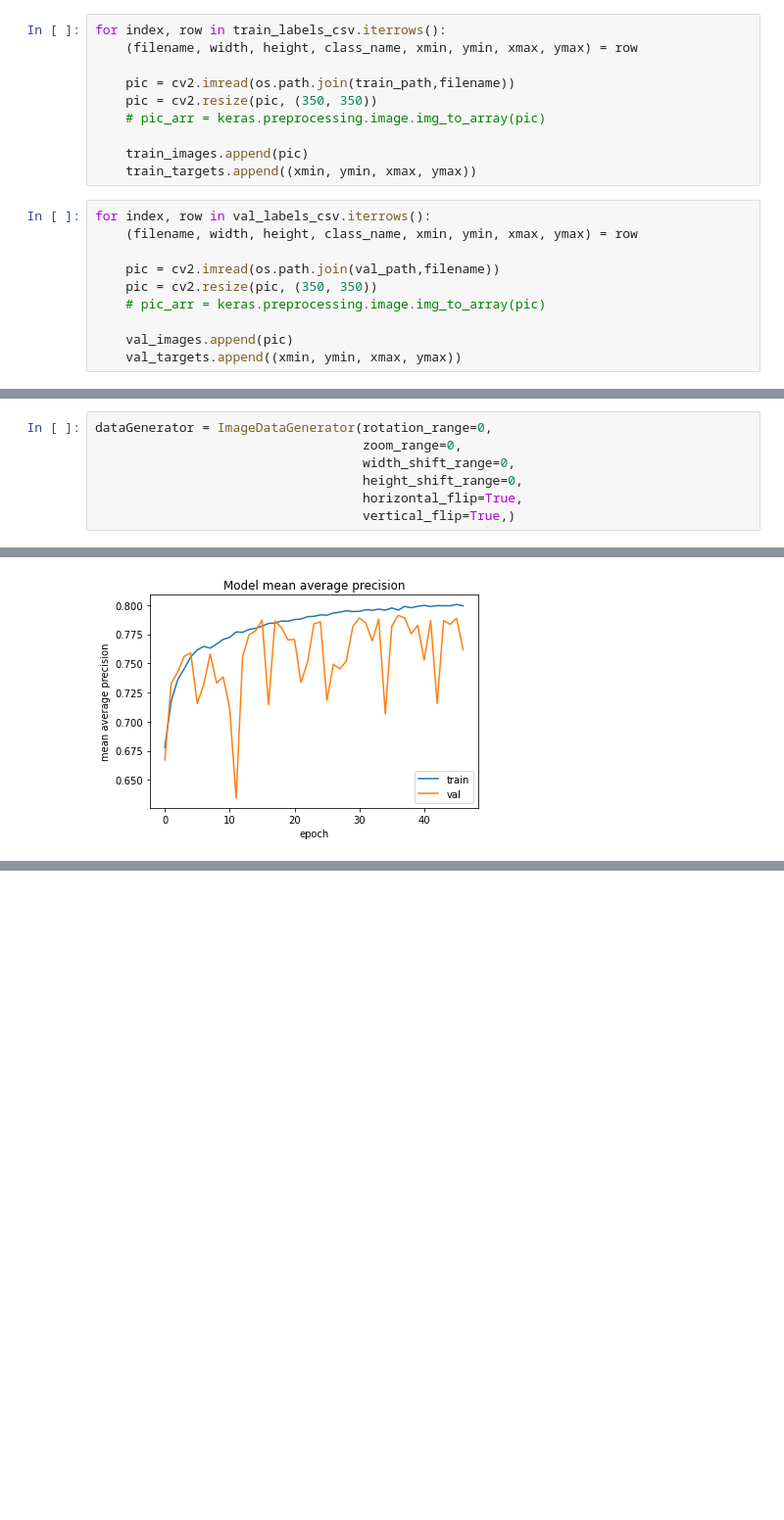
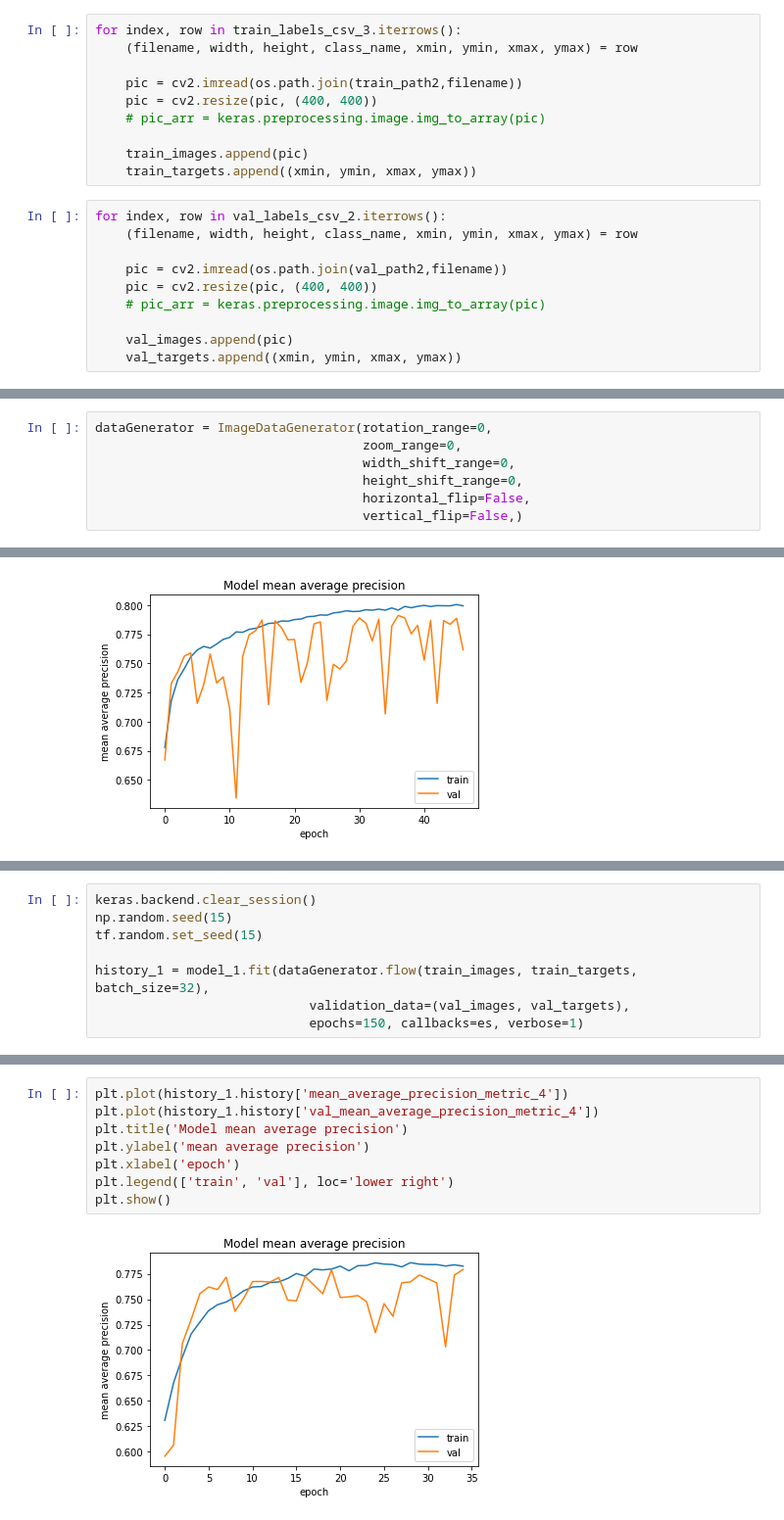
Before and after one commit to NevilleMthw/Stenosis-Project, a Jupyter notebook: new_model.ipynb, the cells around one changed output, grey strips where cells are left out. Shown: that part at 98% size. Saved outputs shown, nothing was run; the diff lists cells and outputs as text; blank space fills up the shorter version.

Commit message:
Working on new model

```diff
--- a/new_model.ipynb
+++ b/new_model.ipynb
@@ -159,21 +110,21 @@ val_targets = []
 test_images = []
 test_targets = []
 # %%
-for index, row in train_labels_csv.iterrows():
+for index, row in train_labels_csv_3.iterrows():
     (filename, width, height, class_name, xmin, ymin, xmax, ymax) = row
 
-    pic = cv2.imread(os.path.join(train_path,filename))
-    pic = cv2.resize(pic, (350, 350))
+    pic = cv2.imread(os.path.join(train_path2,filename))
+    pic = cv2.resize(pic, (400, 400))
     # pic_arr = keras.preprocessing.image.img_to_array(pic)
 
     train_images.append(pic)
     train_targets.append((xmin, ymin, xmax, ymax))
 # %%
-for index, row in val_labels_csv.iterrows():
+for index, row in val_labels_csv_2.iterrows():
     (filename, width, height, class_name, xmin, ymin, xmax, ymax) = row
 
-    pic = cv2.imread(os.path.join(val_path,filename))
-    pic = cv2.resize(pic, (350, 350))
+    pic = cv2.imread(os.path.join(val_path2,filename))
+    pic = cv2.resize(pic, (400, 400))
     # pic_arr = keras.preprocessing.image.img_to_array(pic)
 
     val_images.append(pic)
@@ -226,5 +177,5 @@ dataGenerator = ImageDataGenerator(rotation_range=0,
                                    zoom_range=0,
                                    width_shift_range=0,
                                    height_shift_range=0,
-                                   horizontal_flip=True,
-                                   vertical_flip=True,)
+                                   horizontal_flip=False,
+                                   vertical_flip=False,)
@@ -378,0 +373,8 @@ Error:
+# %%
+keras.backend.clear_session()
+np.random.seed(15)
+tf.random.set_seed(15)
+
+history_1 = model_1.fit(dataGenerator.flow(train_images, train_targets, batch_size=32),
+                            validation_data=(val_images, val_targets),
+                            epochs=150, callbacks=es, verbose=1)
@@ -378,0 +419,10 @@ Error:
+# %%
+plt.plot(history_1.history['mean_average_precision_metric_4'])
+plt.plot(history_1.history['val_mean_average_precision_metric_4'])
+plt.title('Model mean average precision')
+plt.ylabel('mean average precision')
+plt.xlabel('epoch')
+plt.legend(['train', 'val'], loc='lower right')
+plt.show()
+# %% [output]
+[figure, added]
```
Also changed, not shown: parts of 30 cells of this notebook, 1 other file.
